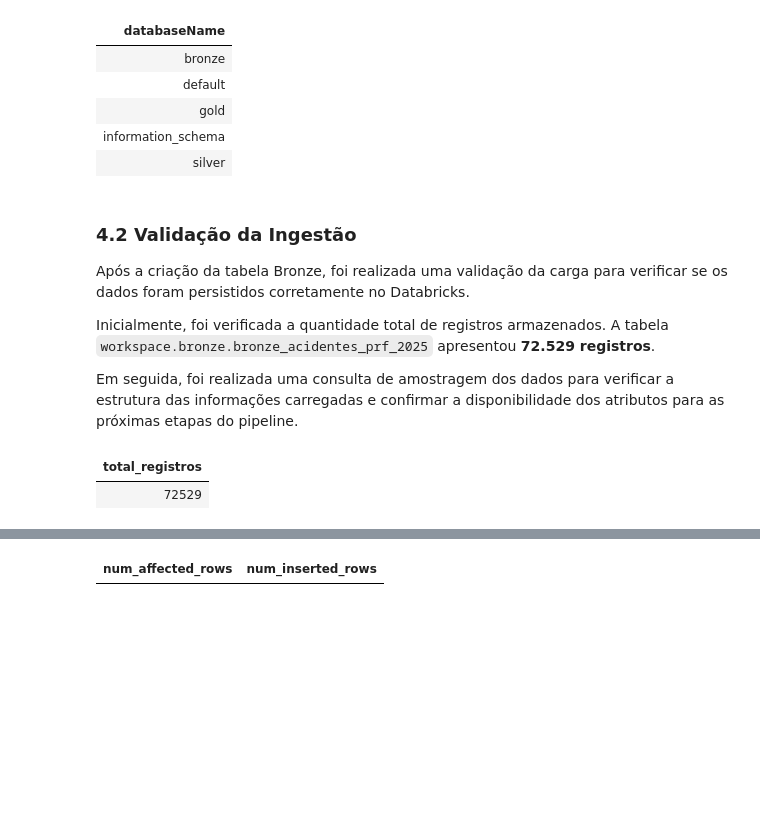
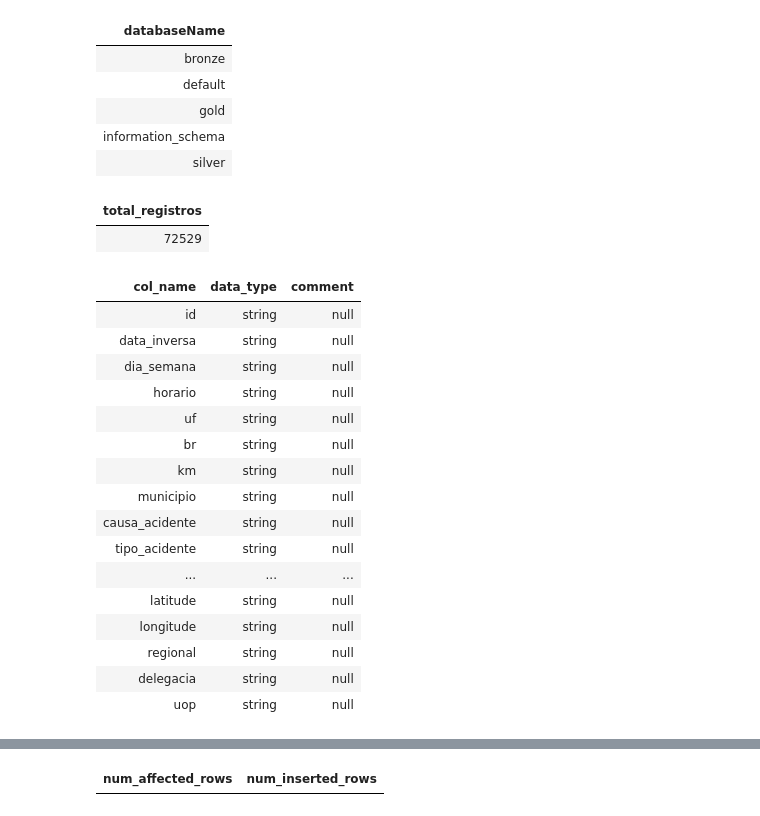
Before and after one commit to deliannepurgato/MVP-engenharia-dados-acidentes-prf, a Jupyter notebook: MVP - Engenharia de Dados - Acidentes PRF 2025.ipynb, the cells around one changed output, grey strips where cells are left out. Saved outputs shown, nothing was run; the diff lists cells and outputs as text; code cells hidden in the pictures; blank space fills up the shorter version.

```diff
--- a/MVP - Engenharia de Dados - Acidentes PRF 2025.ipynb
+++ b/MVP - Engenharia de Dados - Acidentes PRF 2025.ipynb
@@ -85,11 +27,3 @@ SHOW SCHEMAS IN workspace;
 | gold |
 | information_schema |
 | silver |
-# %% [markdown]
-### 4.2 Validação da Ingestão
-
-Após a criação da tabela Bronze, foi realizada uma validação da carga para verificar se os dados foram persistidos corretamente no Databricks.
-
-Inicialmente, foi verificada a quantidade total de registros armazenados. A tabela `workspace.bronze.bronze_acidentes_prf_2025` apresentou **72.529 registros**.
-
-Em seguida, foi realizada uma consulta de amostragem dos dados para verificar a estrutura das informações carregadas e confirmar a disponibilidade dos atributos para as próximas etapas do pipeline.
@@ -100,3 +50,25 @@ FROM workspace.bronze.bronze_acidentes_prf_2025;
 # %% [output]
 | total_registros |
 | 72529 |
+# %%
+%sql
+--Validação da estrutura da Camada Bronze
+DESCRIBE TABLE workspace.bronze.bronze_acidentes_prf_2025;
+# %% [output]
+| col_name | data_type | comment |
+| id | string | null |
+| data_inversa | string | null |
+| dia_semana | string | null |
+| horario | string | null |
+| uf | string | null |
+| br | string | null |
+| km | string | null |
+| municipio | string | null |
+| causa_acidente | string | null |
+| tipo_acidente | string | null |
+| ... | ... | ... |
+| latitude | string | null |
+| longitude | string | null |
+| regional | string | null |
+| delegacia | string | null |
+| uop | string | null |
```
Also changed, not shown: parts of 66 cells of this notebook.
